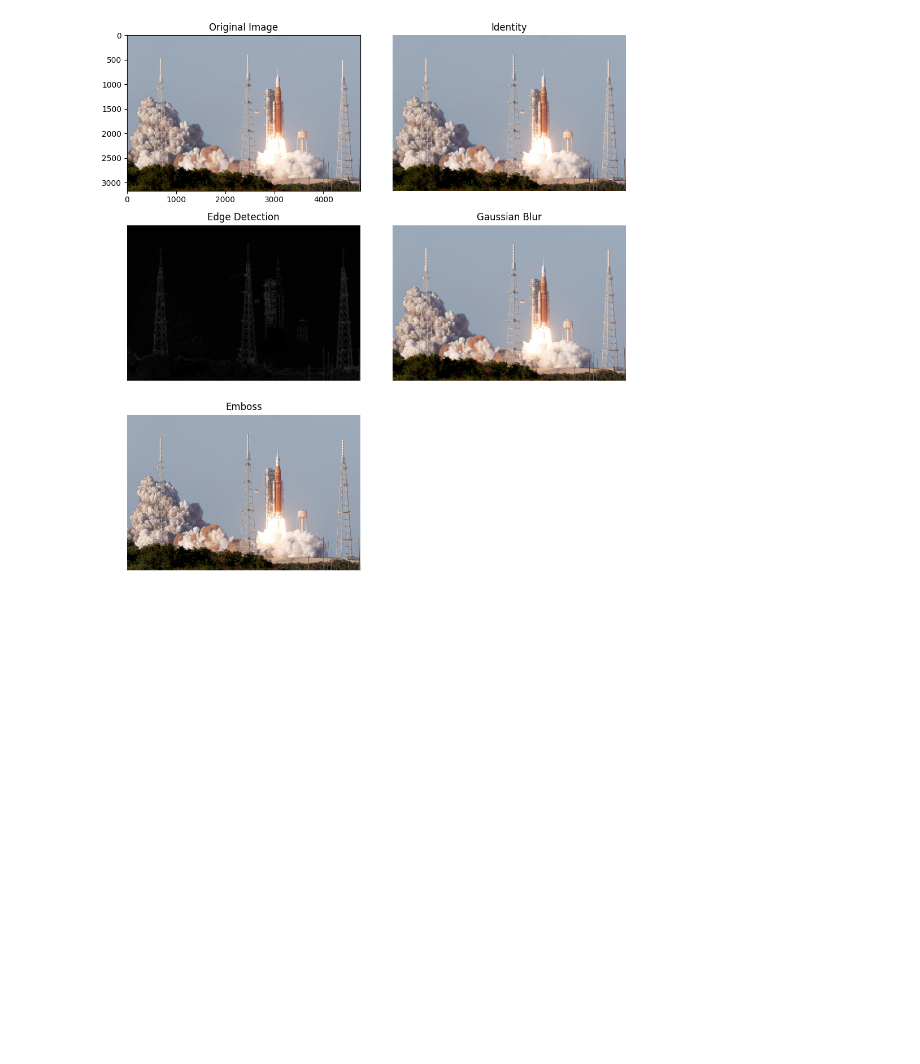
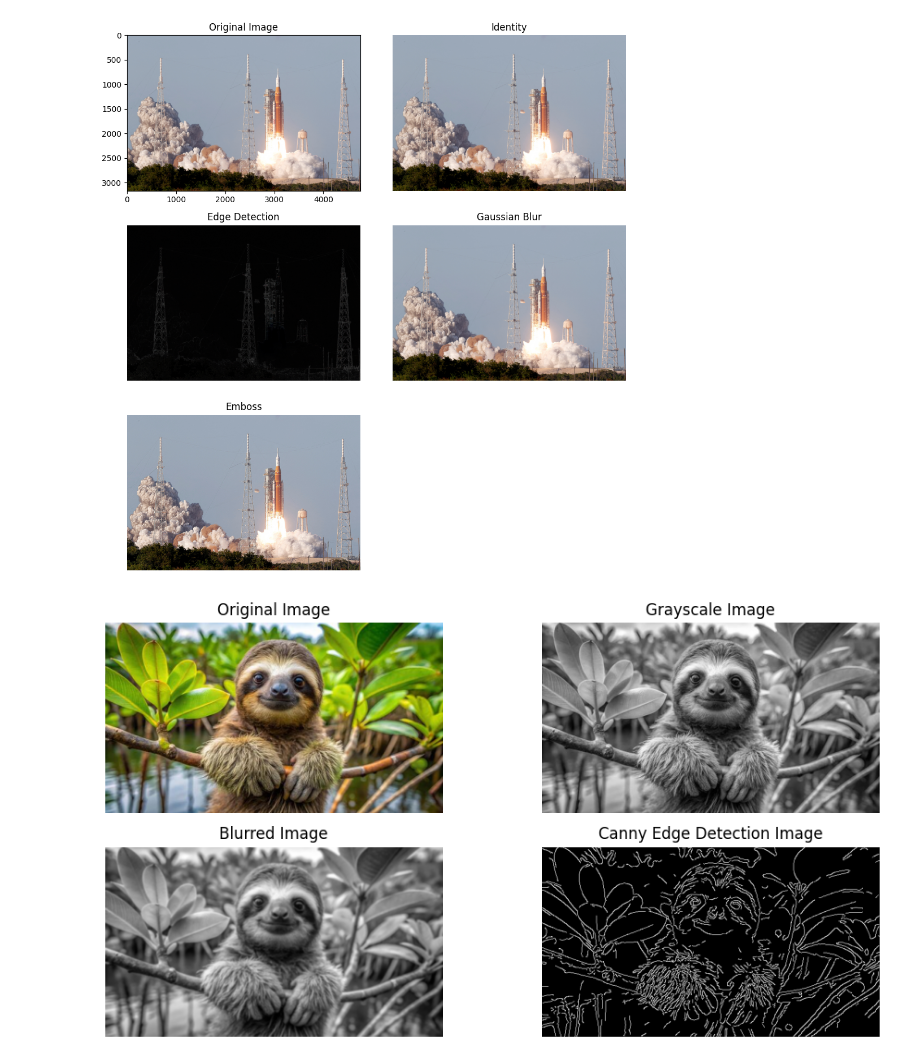
Before and after one commit to fafa052/Learning-to-code, a Jupyter notebook: Computer_Vision_Lin.ipynb, the cells around one changed output. Saved outputs shown, nothing was run; the diff lists cells and outputs as text; code cells hidden in the pictures; blank space fills up the shorter version.

```diff
--- a/Computer_Vision_Lin.ipynb
+++ b/Computer_Vision_Lin.ipynb
@@ -53,0 +45,52 @@ image = cv2.imread('/content/cohete.jpg', cv2.IMREAD_GRAYSCALE)
+# %%
+import cv2
+import matplotlib.pyplot as plt
+
+# Step 1: Load the image
+# We read the image in grayscale mode for simpler edge detection
+image = cv2.imread('/content/Peresozo.jpg', cv2.IMREAD_GRAYSCALE)
+
+# Step 2: Apply Gaussian Blur
+# GaussianBlur is used to reduce noise and detail in the image before performing edge detection.
+# The kernel size (5,5) indicates a 5x5 window, and the '0' tells OpenCV to calculate the standard deviation automatically
+blurred = cv2.GaussianBlur(image, (5,5),0)
+
+# Step 3: Apply Canny Edge Detection
+# The Canny algorithm uses the blurred image as input and the lower (50) and upper (150) thresholds for detecting edges
+# Pixels with a gradient between the thresholds will be  included if connected to strong edges.
+edges = cv2.Canny(blurred,100,150)
+
+color_image = cv2.imread('/content/Peresozo.jpg')
+#color_edges = cv2.cvtColor(edges, cv2.COLOR_GRAY2BGR)
+image_rgb = cv2.cvtColor(color_image, cv2.COLOR_BGR2RGB)
+
+plt.figure(figsize=(10,5))
+
+# Original Image
+plt.subplot(2,2,1)
+plt.imshow(image_rgb)
+plt.title('Original Image')
+plt.axis("off")
+
+# Grayscale Image
+plt.subplot(2,2,2)
+plt.imshow(image,cmap='gray')
+plt.title("Grayscale Image")
+plt.axis("off")
+
+# Blurred Image
+plt.subplot(2,2,3)
+plt.imshow(blurred, cmap='gray')
+plt.title("Blurred Image")
+plt.axis("off")
+
+# Edge Detection Image
+plt.subplot(2,2,4)
+plt.imshow(edges, cmap='gray')
+plt.title("Canny Edge Detection Image")
+plt.axis("off")
+
+plt.tight_layout()
+plt.show()
+# %% [output]
+[figure, added]
```
Also changed, not shown: parts of 1 cell of this notebook.
